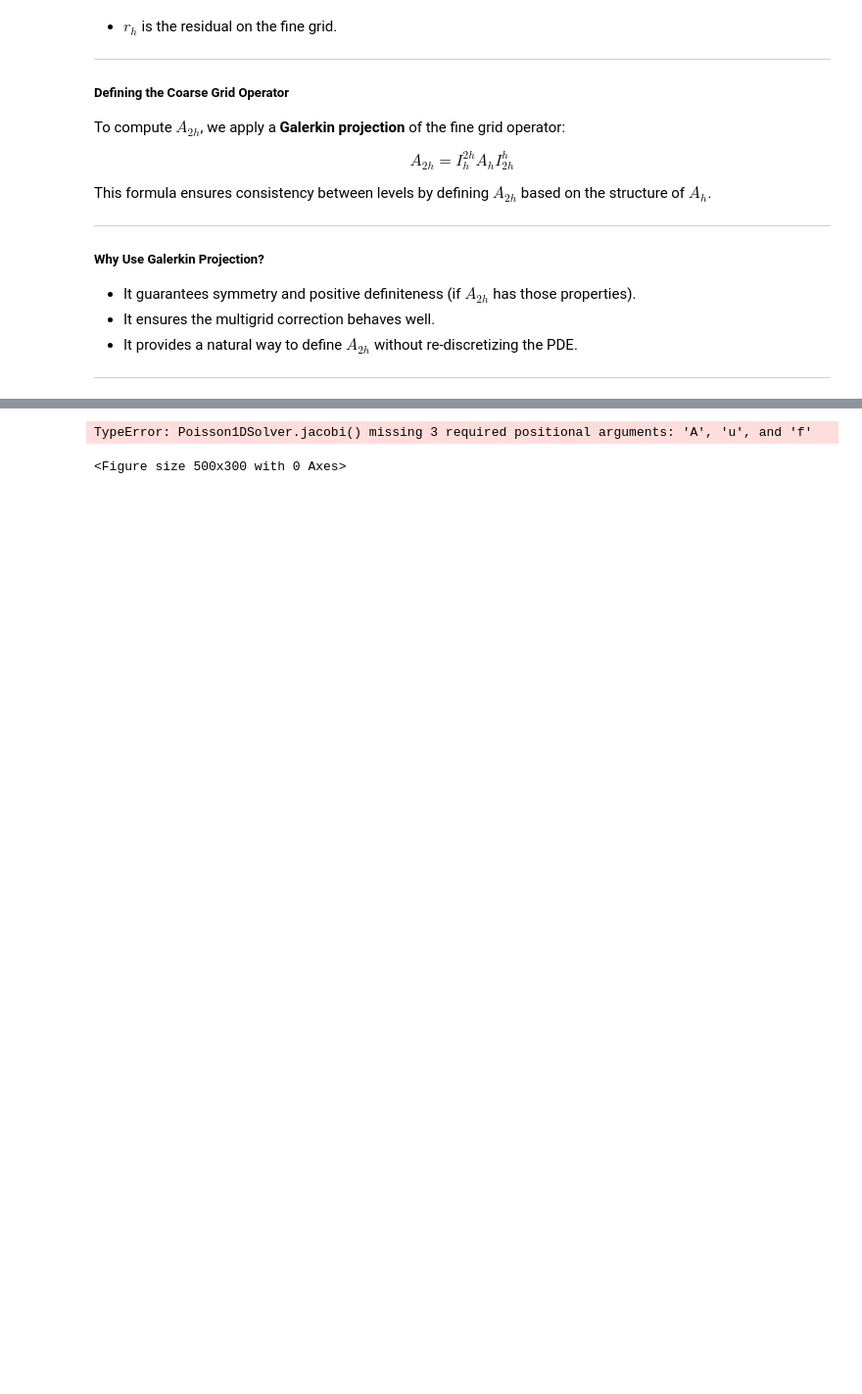
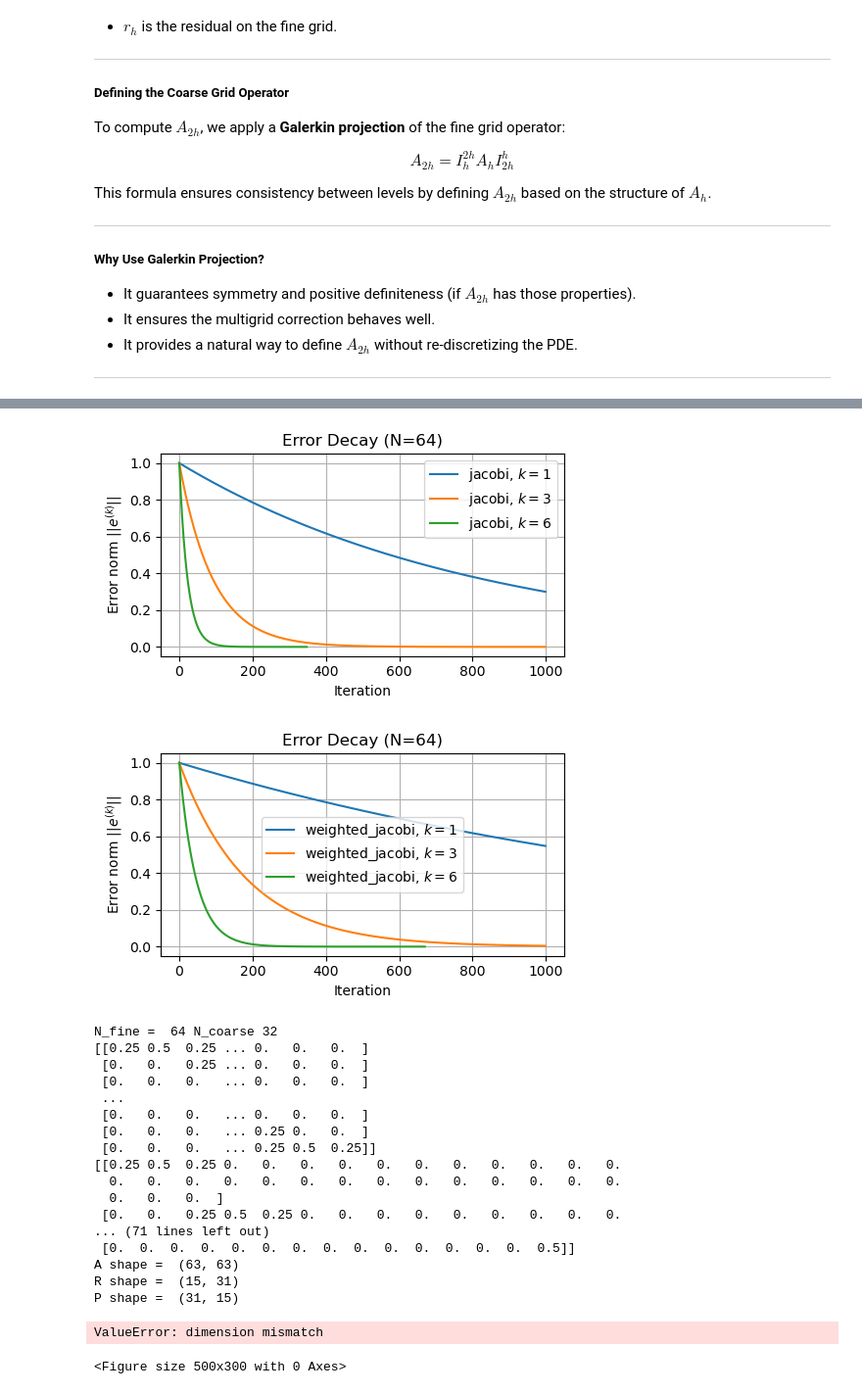
Before and after one commit to WangZW928/PETSc-for-CFD, a Jupyter notebook: FDM/python/Serial/2D-FSI/Projection Method/MultiGird-Tutorial.ipynb, the cells around one changed output, grey strips where cells are left out. Shown at 98% size. Cells and saved outputs as stored; diff of their text form; code cells hidden in the pictures; blank space fills up the shorter version.

```diff
--- a/FDM/python/Serial/2D-FSI/Projection Method/MultiGird-Tutorial.ipynb
+++ b/FDM/python/Serial/2D-FSI/Projection Method/MultiGird-Tutorial.ipynb
@@ -428,18 +428,18 @@ class Poisson1DSolver:
             u = u_new
         return u,errors
 
-    def do_Jacobi(self):
+    def do_jacobi(self):
         A = self.A
         f = self.f[1:-1]
         u = self.u[1:-1]
         u,errors = self.jacobi_kernel(A,u,f,max_iter=1000, tol=1e-8)
-        self.self.u[1:-1] = u
+        self.u[1:-1] = u
         return errors
 
-    def weighted_jacobi(self,omega = 0.5,max_iter=1000,tol = 1e-8):
+    def weighted_jacobi_kernel(self,A,u,f,omega = 0.5,max_iter=1000,tol = 1e-8):
         u = self.u[1:-1]
         f = self.f[1:-1]
-        D = np.diag(np.diag(self.A))
+        D = np.diag(np.diag(A))
         R = D - self.A
         invD = np.linalg.inv(D)
         RJ = invD @ R
@@ -452,6 +452,12 @@ class Poisson1DSolver:
             if err < tol:
                 break
             u = u_new
+        return u,errors
+    def do_weighted_jacobi(self):
+        A = self.A
+        f = self.f[1:-1]
+        u = self.u[1:-1]
+        u,errors = self.weighted_jacobi_kernel(A,u,f,omega = 0.5,max_iter = 1000,tol = 1e-8)
         self.u[1:-1] = u
         return errors
 
@@ -560,10 +566,13 @@ class Poisson1DSolver:
     def get_A_P_R(self,A,N_fine,N_coarse):
         R = self.restriction_matrix_full_weighting_general(N_fine,N_coarse)
         P = self.prolongation_matrix_lh_to_h(N_fine,N_coarse)
-        return R @ A @P
+        print("A shape = ",A.shape)
+        print("R shape = ",R.shape)
+        print("P shape = ",P.shape)
+        return R @ A @ P
 
     def do_MG_P(self,A,u,f,N_fine,N_coarse,n_iters):
-        u_new,errors = self.jacobi(A,u,f,max_iter=n_iters, tol=1e-8)
+        u_new,errors = self.jacobi_kernel(A,u,f,max_iter=n_iters, tol=1e-8)
         residual = self.residual(A,u_new,f)
         f_new = self.restrict(residual, N_fine, N_coarse)
         return u_new,f_new,errors
@@ -576,7 +585,8 @@ class Poisson1DSolver:
         A = self.A
         error = []
         N_fine = self.N
-        N_coarse = N_fine / 2
+        N_coarse = int(N_fine / 2)
+        print("N_fine = ",N_fine,"N_coarse",N_coarse)
         u,f,errors = self.do_MG_P(A,u,f,N_fine,N_coarse,n_iters=10)
         u_P.append(u)
         error+=errors
@@ -584,7 +594,7 @@ class Poisson1DSolver:
         if 0<v_num <= max_times:
             for v_leavel in range(1,v_num+1):
                 N_fine = N_coarse
-                N_coarse = N_fine / 2
+                N_coarse = int(N_fine / 2)
                 A = self.get_A_P_R(A,N_fine,N_coarse)
                 u = np.zeros(N_coarse-1)
                 if v_leavel<=v_num:
@@ -598,7 +608,7 @@ class Poisson1DSolver:
             e = u_P[-1-v_leavel]
             for v_leavel in range(len(u_P)-1):
                 N_coarse = N_fine
-                N_fine = 2*N_coarse
+                N_fine = int(2*N_coarse)
                 u = u_P[-1-v_leavel-1] + self.prolong(e,N_fine,N_coarse)
                 e = u
         else:
@@ -666,12 +676,13 @@ def run_solver_with_error(solver_class, method_name, N, k, omega=0.8):
 
     # 选方法
     if method_name == 'jacobi':
-        return solver.jacobi(max_iter=200)
+        return solver.do_jacobi()
     elif method_name == 'weighted_jacobi':
-        return solver.weighted_jacobi(omega=omega, max_iter=200)
+        return solver.do_weighted_jacobi()
     elif method_name == 'gauss_seidel':
         return solver.gauss_seidel_matrix_form(max_iter=200)
     elif method_name == 'multigrid':
+        return solver.MG_V(4)
         errors = []
         u = solver.u[1:-1]
         for _ in range(30):
@@ -689,36 +700,55 @@ def plot_comparison(N, methods, ks, omega=0.8):
         for k in ks:
             errors = run_solver_with_error(Poisson1DSolver, method, N, k, omega=omega)
             #print(errors,'---- ---- ----')
             plt.plot(errors / errors[0], label=f'{method}, $k={k}$')
     #plt.yscale('log')
     plt.xlabel('Iteration')
     plt.ylabel('Error norm $||e^{(k)}||$')
     plt.title(f'Error Decay (N={N})')
     plt.grid(True)
     plt.legend()
     plt.tight_layout()
     plt.show()
 
 # 你已有的类，确保它叫 Poisson1DSolver（略去此处重复）
 # 请将你提供的 Poisson1DSolver 类定义放在这段代码前面
 
 # 运行对比实验
 methods = ['jacobi']
 ks = [1, 3, 6]
 plot_comparison(N=64, methods=methods, ks=ks, omega=0.6)
 
 # 运行对比实验
 methods = ['weighted_jacobi']
 ks = [1, 3, 6]
 plot_comparison(N=64, methods=methods, ks=ks, omega=0.6)
 
 # 运行对比实验
-methods = [ 'gauss_seidel']
+methods = [ 'multigrid']
 ks = [1, 3, 6]
 plot_comparison(N=64, methods=methods, ks=ks, omega=0.6)
 # %% [output]
+[figure, added]
+[figure, added]
-TypeError: Poisson1DSolver.jacobi() missing 3 required positional arguments: 'A', 'u', and 'f'
+N_fine =  64 N_coarse 32
+[[0.25 0.5  0.25 ... 0.   0.   0.  ]
+ [0.   0.   0.25 ... 0.   0.   0.  ]
+ [0.   0.   0.   ... 0.   0.   0.  ]
+ ...
+ [0.   0.   0.   ... 0.   0.   0.  ]
+ [0.   0.   0.   ... 0.25 0.   0.  ]
+ [0.   0.   0.   ... 0.25 0.5  0.25]]
+[[0.25 0.5  0.25 0.   0.   0.   0.   0.   0.   0.   0.   0.   0.   0.
+  0.   0.   0.   0.   0.   0.   0.   0.   0.   0.   0.   0.   0.   0.
+  0.   0.   0.  ]
+ [0.   0.   0.25 0.5  0.25 0.   0.   0.   0.   0.   0.   0.   0.   0.
+... (71 lines left out)
+ [0.  0.  0.  0.  0.  0.  0.  0.  0.  0.  0.  0.  0.  0.  0.5]]
+A shape =  (63, 63)
+R shape =  (15, 31)
+P shape =  (31, 15)
-<Figure size 500x300 with 0 Axes>
+ValueError: dimension mismatch
+<Figure size 500x300 with 0 Axes>
 # %%
 solver = Poisson1DSolver(N=64, sigma=0)
 solver.plot_error_decay_vs_spectral_radius()
```
Also changed, not shown: parts of 2 cells of this notebook, 20 other files.
